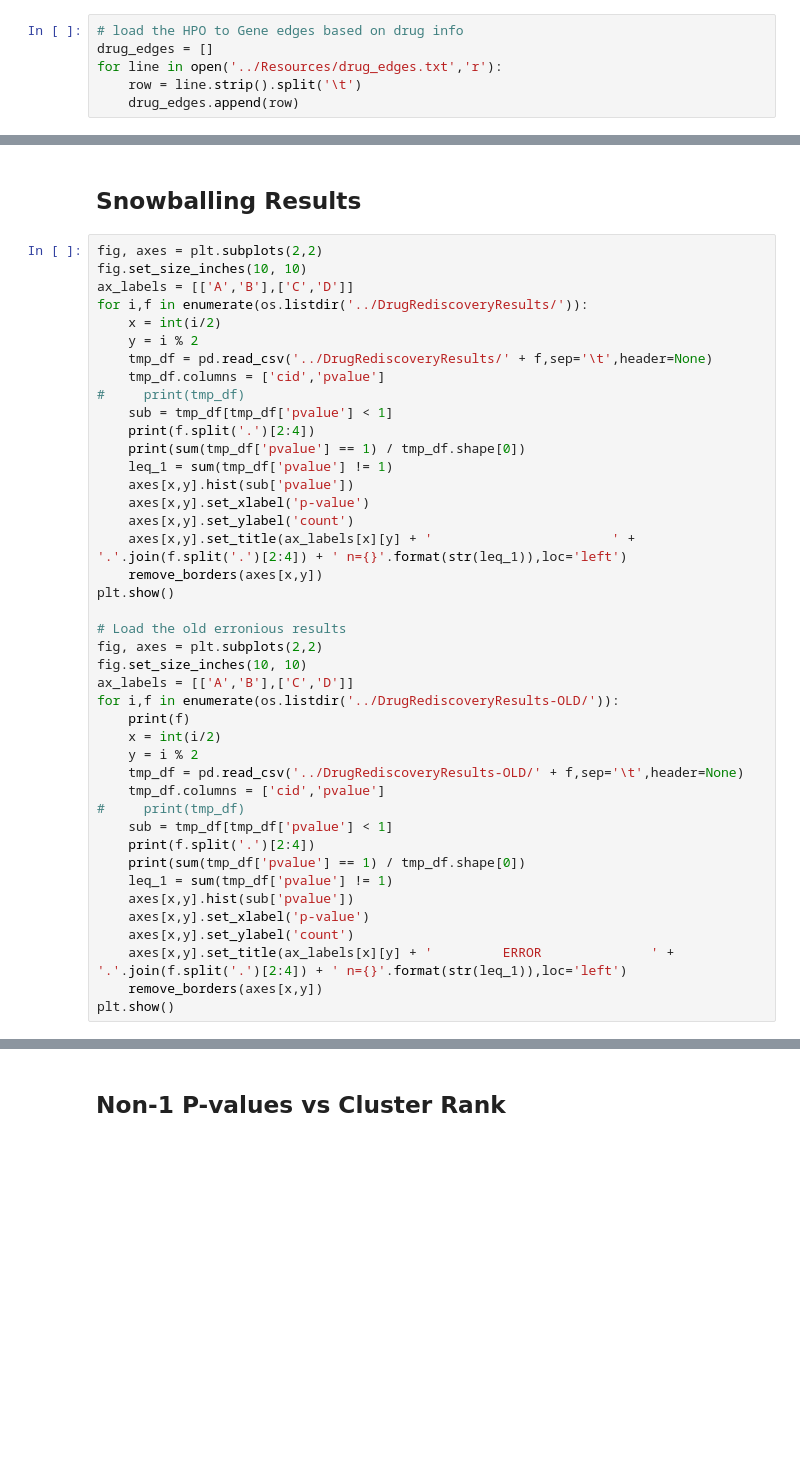
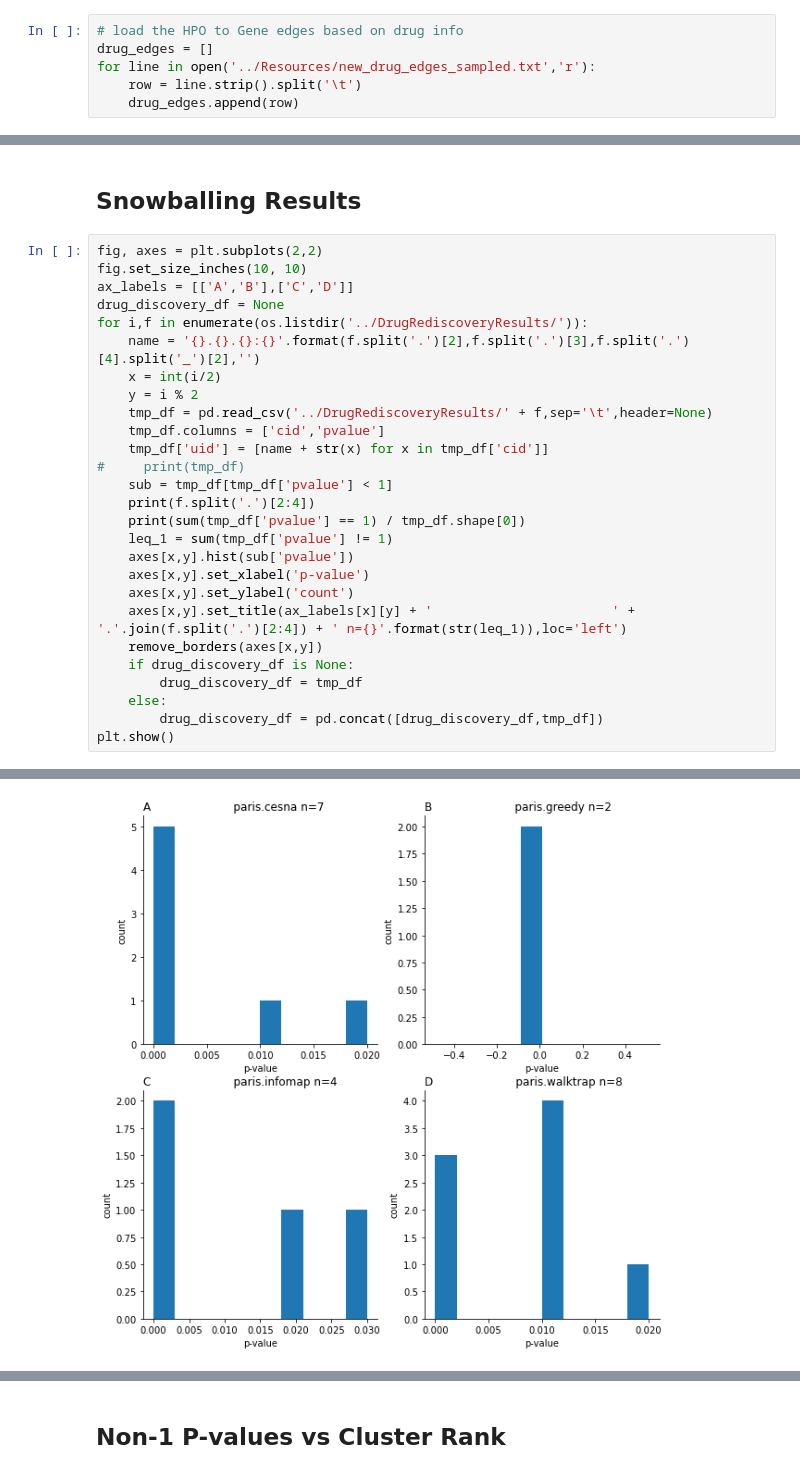
Before and after one commit to MSBradshaw/BOCC, a Jupyter notebook: Experiments/drug_discovery_results.ipynb, the cells around one changed output, grey strips where cells are left out. Drawn from its saved outputs; the diff is of its cells as text; blank space fills up the shorter version.

Commit message:
created different method for selecting drug edges

```diff
--- a/Experiments/drug_discovery_results.ipynb
+++ b/Experiments/drug_discovery_results.ipynb
@@ -36,7 +36,7 @@ for dir in os.listdir('../SubComs'):
 # %%
 # load the HPO to Gene edges based on drug info
 drug_edges = []
-for line in open('../Resources/drug_edges.txt','r'):
+for line in open('../Resources/new_drug_edges_sampled.txt','r'):
     row = line.strip().split('\t')
     drug_edges.append(row)
 # %%
@@ -507,11 +369,14 @@ print('Number of Rediscovered Drug Interactions', len(rediscovered_drug_interact
 fig, axes = plt.subplots(2,2)
 fig.set_size_inches(10, 10)
 ax_labels = [['A','B'],['C','D']]
+drug_discovery_df = None
 for i,f in enumerate(os.listdir('../DrugRediscoveryResults/')):
+    name = '{}.{}.{}:{}'.format(f.split('.')[2],f.split('.')[3],f.split('.')[4].split('_')[2],'')
     x = int(i/2)
     y = i % 2
     tmp_df = pd.read_csv('../DrugRediscoveryResults/' + f,sep='\t',header=None)
     tmp_df.columns = ['cid','pvalue']
+    tmp_df['uid'] = [name + str(x) for x in tmp_df['cid']]
 #     print(tmp_df)
     sub = tmp_df[tmp_df['pvalue'] < 1]
     print(f.split('.')[2:4])
@@ -522,26 +387,9 @@ for i,f in enumerate(os.listdir('../DrugRediscoveryResults/')):
     axes[x,y].set_ylabel('count')
     axes[x,y].set_title(ax_labels[x][y] + '                       ' + '.'.join(f.split('.')[2:4]) + ' n={}'.format(str(leq_1)),loc='left')
     remove_borders(axes[x,y])
+    if drug_discovery_df is None:
+        drug_discovery_df = tmp_df
+    else:
+        drug_discovery_df = pd.concat([drug_discovery_df,tmp_df])
 plt.show()
-
-# Load the old erronious results
-fig, axes = plt.subplots(2,2)
-fig.set_size_inches(10, 10)
-ax_labels = [['A','B'],['C','D']]
-for i,f in enumerate(os.listdir('../DrugRediscoveryResults-OLD/')):
-    print(f)
-    x = int(i/2)
-    y = i % 2
-    tmp_df = pd.read_csv('../DrugRediscoveryResults-OLD/' + f,sep='\t',header=None)
-    tmp_df.columns = ['cid','pvalue']
-#     print(tmp_df)
-    sub = tmp_df[tmp_df['pvalue'] < 1]
-    print(f.split('.')[2:4])
-    print(sum(tmp_df['pvalue'] == 1) / tmp_df.shape[0])
-    leq_1 = sum(tmp_df['pvalue'] != 1)
-    axes[x,y].hist(sub['pvalue'])
-    axes[x,y].set_xlabel('p-value')
-    axes[x,y].set_ylabel('count')
-    axes[x,y].set_title(ax_labels[x][y] + '         ERROR              ' + '.'.join(f.split('.')[2:4]) + ' n={}'.format(str(leq_1)),loc='left')
-    remove_borders(axes[x,y])
-plt.show()
+# %% [output]
@@ -547,0 +404 @@ plt.show()
+[figure, added]
```
Also changed, not shown: parts of 23 cells of this notebook, 2 other files.
